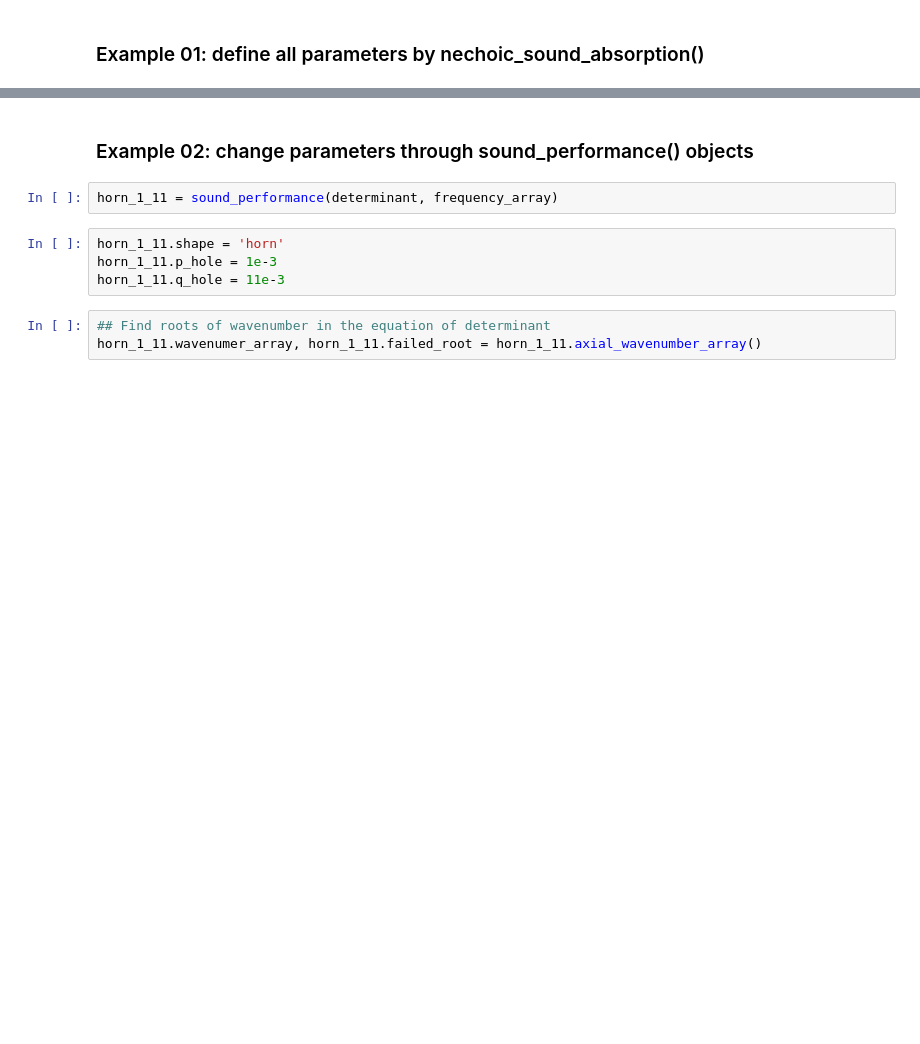
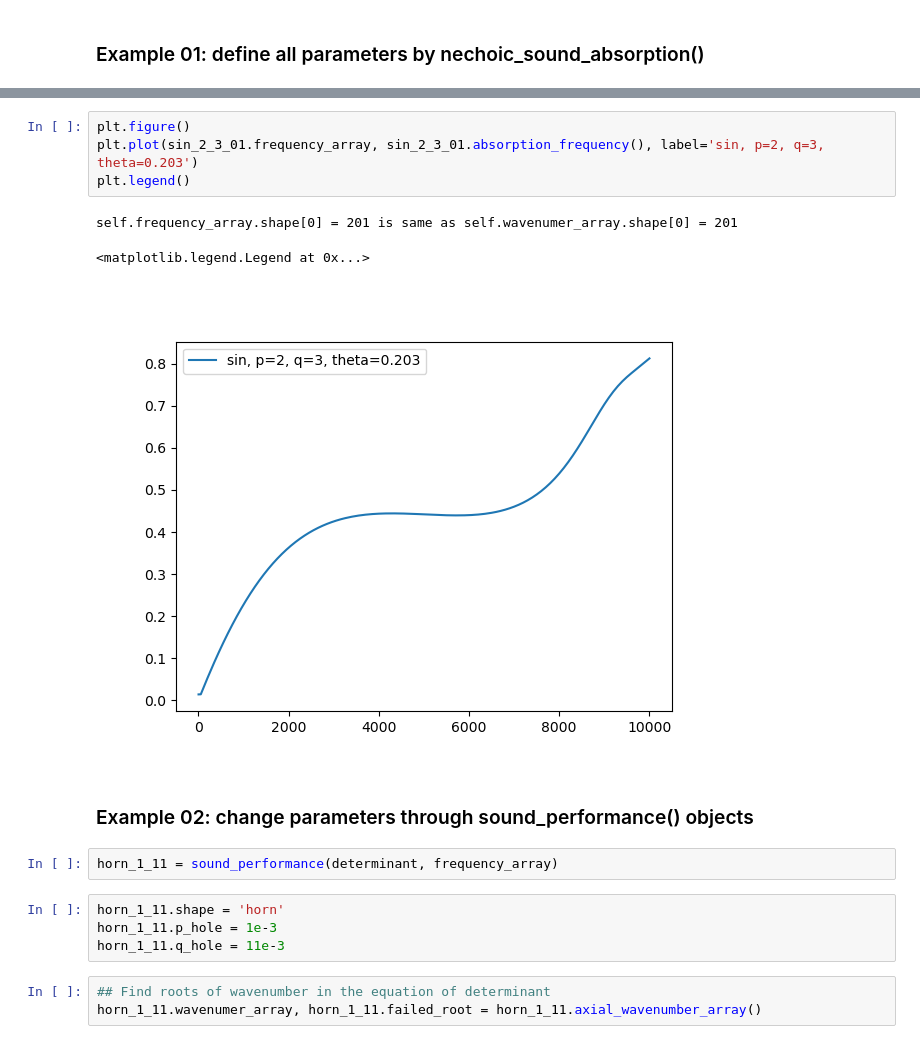
Before and after one commit to cheng-hung/sound_absorption, a Jupyter notebook: sound_absorption.ipynb, the cells around one changed output, grey strips where cells are left out. Drawn from its saved outputs; the diff is of its cells as text; blank space fills up the shorter version.

```diff
--- a/sound_absorption.ipynb
+++ b/sound_absorption.ipynb
@@ -97,3 +114,11 @@ self.frequency_array.shape[0] = 252 is same as self.wavenumer_array.shape[0] = 2
+# %%
+plt.figure()
+plt.plot(sin_2_3_01.frequency_array, sin_2_3_01.absorption_frequency(), label='sin, p=2, q=3, theta=0.203')
+plt.legend()
+# %% [output]
+self.frequency_array.shape[0] = 201 is same as self.wavenumer_array.shape[0] = 201
+<matplotlib.legend.Legend at 0x...>
+[figure, added]
 # %% [markdown]
 ### Example 02: change parameters through sound_performance() objects
 # %%
```
Also changed, not shown: parts of 8 cells of this notebook, 1 other file.
